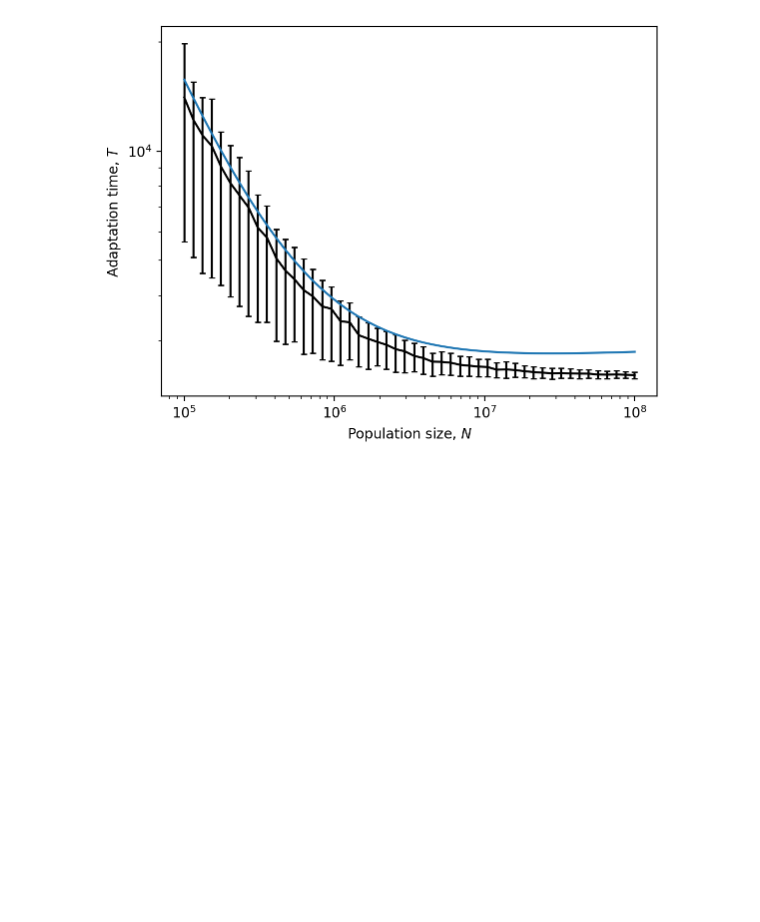
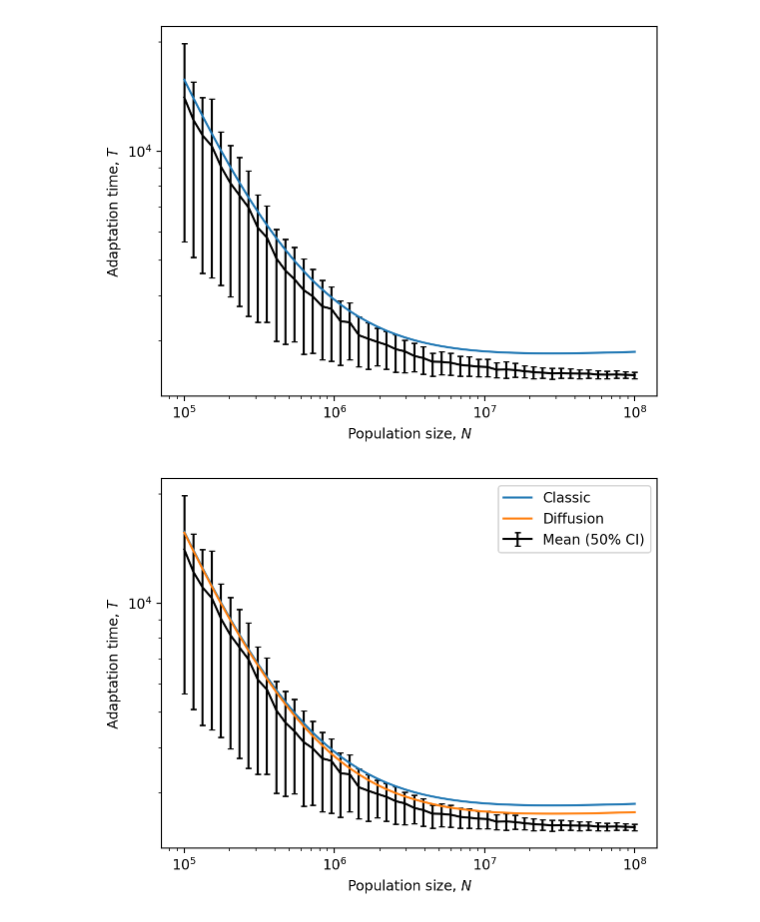
Before and after one commit to yoavram-lab/Heatrisomy, a Jupyter notebook: notebooks_mp/no-direct-mutation.ipynb, the cells around one changed output. Drawn from its saved outputs; the diff is of its cells as text; code cells hidden in the pictures; blank space fills up the shorter version.

```diff
--- a/notebooks_mp/no-direct-mutation.ipynb
+++ b/notebooks_mp/no-direct-mutation.ipynb
@@ -5,5 +7,6 @@ import numpy as np
 # %%
 Nm58, msim_nodirmutN_manu58 = np.load('msim_nodirmutN_manu58.npy',allow_pickle=True)
+Nm58 = Nm58.astype('float64')
 assert np.array([x for x in msim_nodirmutN_manu58[1]]).ravel().size == 0 # no direct mutation
 
 msim_nodirmutN_manu58 = np.array([x for x in msim_nodirmutN_manu58[0]])
@@ -15,14 +18,14 @@ def τ(w_i, w_j, x, y):
     """
     return np.log((x * (1-y)) / ((1-x) * y)) / np.log(w_j / w_i)
 
-def T(N, μ1, μ2, δ, w_euwt, w_anwt, w_anmt, w_eumt, z=None, PLOT=False):
-    if z is None: z = 1/N
+
+def T(N, μ1, μ2, δ, w_euwt, w_anwt, w_anmt, w_eumt, PLOT=False):
     assert w_euwt < w_anwt < w_anmt < w_eumt
-    p_euwt_eumt = 1 - (1 - 2 * (w_eumt - w_euwt) / w_euwt * μ1)**N
-    p_euwt_anwt = 1 - (1 - 2 * (w_anwt - w_euwt) / w_euwt * δ)**N
-    p_anwt_anmt = 1 - (1 - 2 * (w_anmt - w_anwt) / w_anwt * μ2)**N
+    p_euwt_eumt = 1 - (1 - 2*((w_eumt - w_euwt) / w_euwt) * μ1)**N
+    p_euwt_anwt = 1 - (1 - 2*((w_anwt - w_euwt) / w_euwt) * δ)**N
+    p_anwt_anmt = 1 - (1 - 2*((w_anmt - w_anwt) / w_anwt) * μ2)**N
     # no fix of anmt - use w_anwt;
-    p_anmt_eumt = 1 - (1 - 2 * (w_eumt - w_anwt) / w_anwt * δ)**N # N doesnt make sense here...
+    p_anmt_eumt = 1 - (1 - 2*((w_eumt - w_anwt) / w_anwt) * δ)**N # N doesnt make sense here...
 
     p_min = 1 - (1 - p_euwt_eumt) * (1 - p_euwt_anwt)
     p_a = p_euwt_anwt / (p_euwt_eumt + p_euwt_anwt)
@@ -78,0 +167,18 @@ Text(0, 0.5, 'Adaptation time, $T$')
+# %%
+mean = np.mean(msim_nodirmutN_manu58, axis=1)
+low = np.percentile(msim_nodirmutN_manu58, 25, axis=1)
+high = np.percentile(msim_nodirmutN_manu58, 75, axis=1)
+plt.errorbar(Nm58, mean, [mean-low, high-mean], color='k', capsize=2, label='Mean (50% CI)')
+
+T__ = T(Nm58, 0, μ, δ, w_euwt, w_anwt, w_anmt, w_eumt)
+
+plt.plot(Nm58, T__, label='Classic')
+plt.plot(Nm58, T_, label='Diffusion')
+
+plt.xscale('log')
+plt.yscale('log')
+plt.xlabel("Population size, $N$")
+plt.ylabel('Adaptation time, $T$')
+plt.legend();
+# %% [output]
+[figure, added]
```
Also changed, not shown: parts of 5 cells of this notebook.
